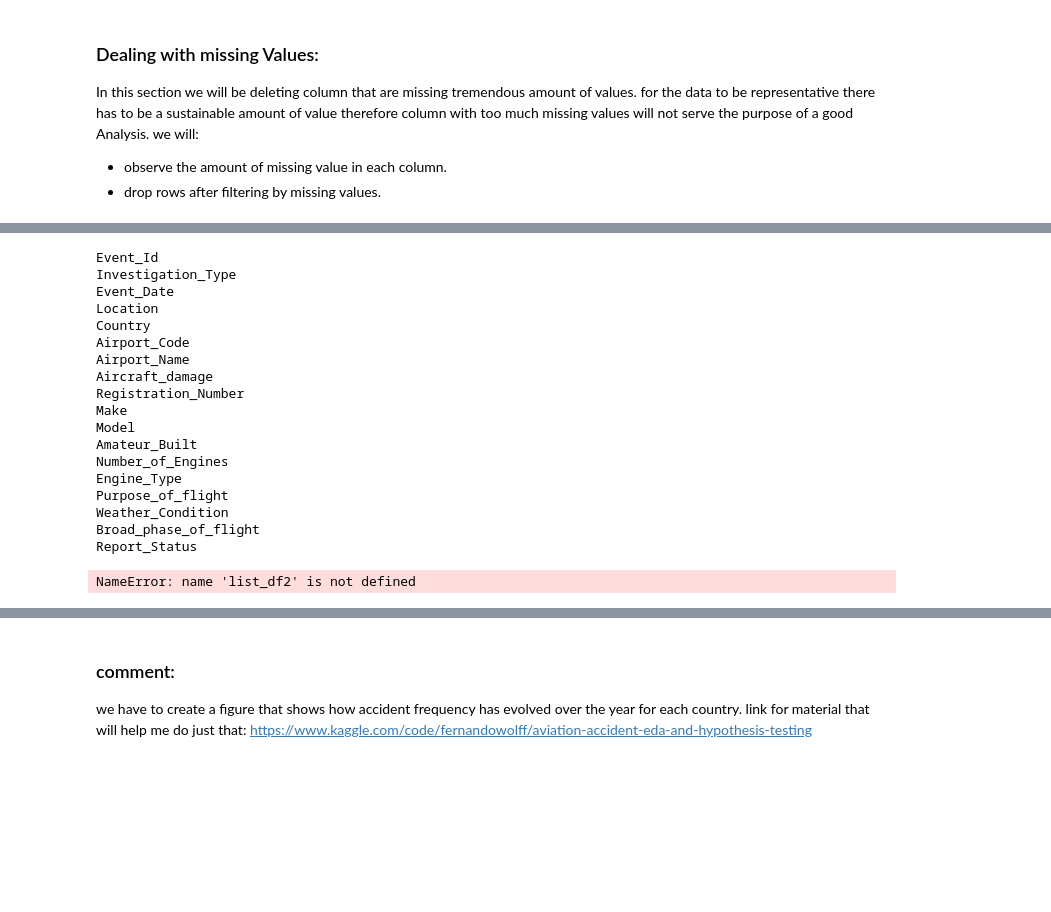
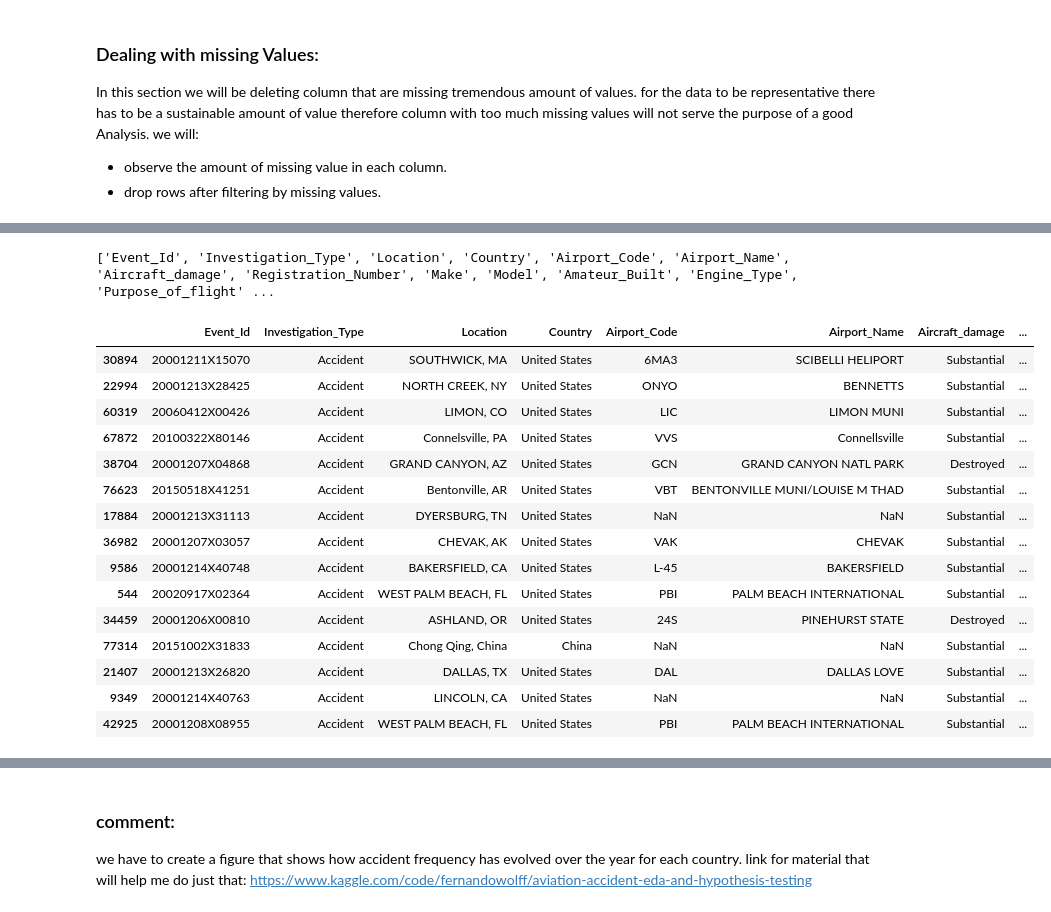
Before and after one commit to Haender-Michael/Haender_practice, a Jupyter notebook: Copie_de_Copie_de_Untitled1.ipynb, the cells around one changed output, grey strips where cells are left out. Saved outputs shown, nothing was run; the diff lists cells and outputs as text; code cells hidden in the pictures; blank space fills up the shorter version.

```diff
--- a/Copie_de_Copie_de_Untitled1.ipynb
+++ b/Copie_de_Copie_de_Untitled1.ipynb
@@ -194,8 +201,3 @@ missing_values_count
 | Broad_phase_of_flight | 27114 |
 | Report_Status | 6364 |
 dtype: int64
-# %%
-# Now let's remove the columns that have more than 50 000 missing values:
-for column in df2.columns:
-  if missing_values_count[column] > 50000:
-    df2.drop(columns=[column],inplace = True)
@@ -214,31 +225,36 @@ list_of_remaining_column = df2.isna().sum().index.tolist()
 # %%
-# since we have some column with categorical data that has missing rows
+# since we have some column with categorical data that have missing rows
 # we can just replace the Null with Unknown or anything that shows we
-# don't have information for this particular column
+# don't have information for the rows in question.
+categorical_data = []  # Initialize an empty list
+
 for column in df2.columns:
-  if df2[column].dtype != 'int64' :
-    print(column)
+    if df2[column].dtype == 'object':
+        categorical_data.append(column)  # Store column names in the list
+
+print(categorical_data)  # Display the categorical column names
+
 # NB: Investigation has no null value that's why it is not part of the function above.
 # %% [output]
-Event_Id
-Investigation_Type
-Event_Date
-Location
-Country
-Airport_Code
-Airport_Name
-Aircraft_damage
-Registration_Number
-Make
-Model
-Amateur_Built
-Number_of_Engines
-Engine_Type
-Purpose_of_flight
-Weather_Condition
-Broad_phase_of_flight
-Report_Status
+['Event_Id', 'Investigation_Type', 'Location', 'Country', 'Airport_Code', 'Airport_Name', 'Aircraft_damage', 'Registration_Number', 'Make', 'Model', 'Amateur_Built', 'Engine_Type', 'Purpose_of_flight' ...
-# %%
-list_df2.isna().sum().index.tolist()
-# %% [output]
-NameError: name 'list_df2' is not defined
+# %%
+# let's see if they can truly be considered as  ategorical:
+
+df2[df2.columns.intersection(categorical_data)].sample(15)
+# %% [output]
+|  | Event_Id | Investigation_Type | Location | Country | Airport_Code | Airport_Name | Aircraft_damage | ... |
+| 30894 | 20001211X15070 | Accident | SOUTHWICK, MA | United States | 6MA3 | SCIBELLI HELIPORT | Substantial | ... |
+| 22994 | 20001213X28425 | Accident | NORTH CREEK, NY | United States | ONYO | BENNETTS | Substantial | ... |
+| 60319 | 20060412X00426 | Accident | LIMON, CO | United States | LIC | LIMON MUNI | Substantial | ... |
+| 67872 | 20100322X80146 | Accident | Connelsville, PA | United States | VVS | Connellsville | Substantial | ... |
+| 38704 | 20001207X04868 | Accident | GRAND CANYON, AZ | United States | GCN | GRAND CANYON NATL PARK | Destroyed | ... |
+| 76623 | 20150518X41251 | Accident | Bentonville, AR | United States | VBT | BENTONVILLE MUNI/LOUISE M THAD | Substantial | ... |
+| 17884 | 20001213X31113 | Accident | DYERSBURG, TN | United States | NaN | NaN | Substantial | ... |
+| 36982 | 20001207X03057 | Accident | CHEVAK, AK | United States | VAK | CHEVAK | Substantial | ... |
+| 9586 | 20001214X40748 | Accident | BAKERSFIELD, CA | United States | L-45 | BAKERSFIELD | Substantial | ... |
+| 544 | 20020917X02364 | Accident | WEST PALM BEACH, FL | United States | PBI | PALM BEACH INTERNATIONAL | Substantial | ... |
+| 34459 | 20001206X00810 | Accident | ASHLAND, OR | United States | 24S | PINEHURST STATE | Destroyed | ... |
+| 77314 | 20151002X31833 | Accident | Chong Qing, China | China | NaN | NaN | Substantial | ... |
+| 21407 | 20001213X26820 | Accident | DALLAS, TX | United States | DAL | DALLAS LOVE | Substantial | ... |
+| 9349 | 20001214X40763 | Accident | LINCOLN, CA | United States | NaN | NaN | Substantial | ... |
+| 42925 | 20001208X08955 | Accident | WEST PALM BEACH, FL | United States | PBI | PALM BEACH INTERNATIONAL | Substantial | ... |
```
Also changed, not shown: parts of 33 cells of this notebook.
